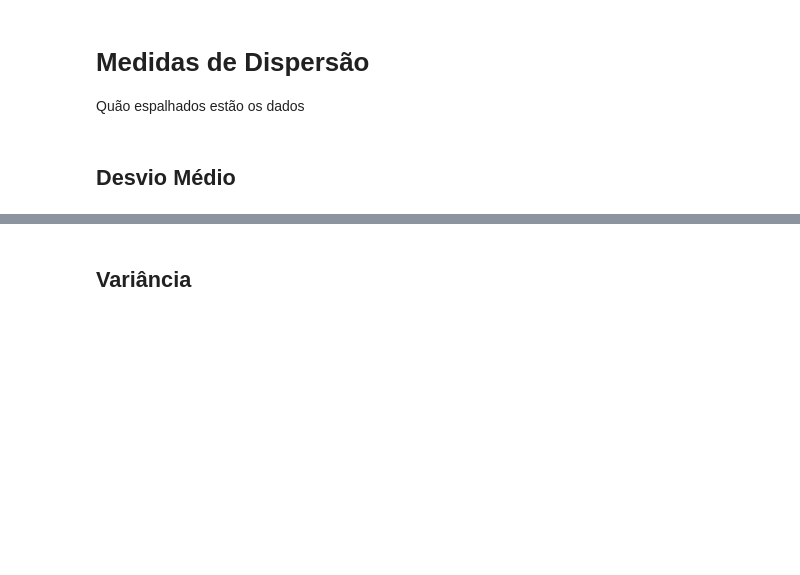
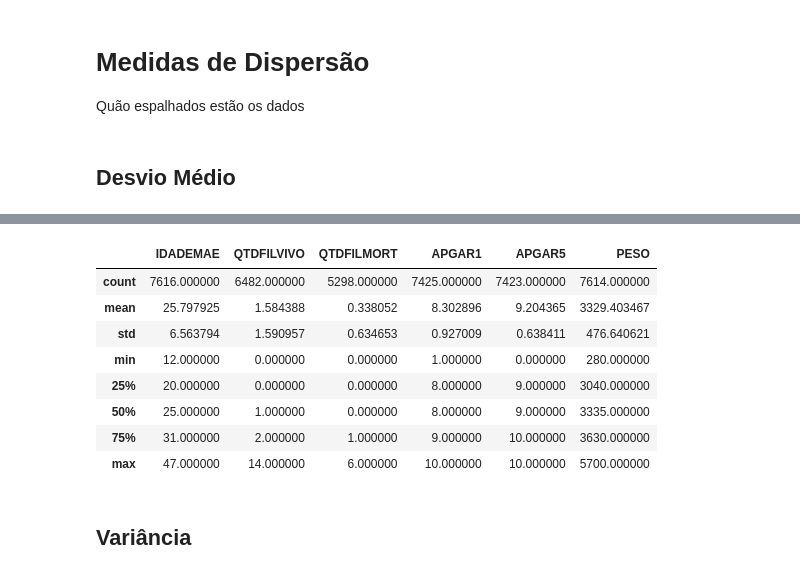
Before and after one commit to fesousa/analise-exploratoria-health-datascience, a Jupyter notebook: analise_explotatoria.ipynb, the cells around one changed output, grey strips where cells are left out. Saved outputs shown, nothing was run; the diff lists cells and outputs as text; code cells hidden in the pictures; blank space fills up the shorter version.

```diff
--- a/analise_explotatoria.ipynb
+++ b/analise_explotatoria.ipynb
@@ -1335,0 +1356,7 @@ Quão espalhados estão os dados
+# %%
+sinasc_ac2017['PESO'] = pd.to_numeric(sinasc_ac2017['PESO'])
+sinasc_ac2017['IDADEMAE']= pd.to_numeric(sinasc_ac2017['IDADEMAE'])
+sinasc_ac2017['QTDFILVIVO']= pd.to_numeric(sinasc_ac2017['QTDFILVIVO'])
+sinasc_ac2017['QTDFILMORT']= pd.to_numeric(sinasc_ac2017['QTDFILMORT'])
+sinasc_ac2017['APGAR1']= pd.to_numeric(sinasc_ac2017['APGAR1'])
+sinasc_ac2017['APGAR5']= pd.to_numeric(sinasc_ac2017['APGAR5'])
@@ -1336,3 +1393,15 @@ Quão espalhados estão os dados
+# %%
+sinasc_ac2017[(sinasc_ac2017['CONSULTAS'] == '4')].describe()
+# %% [output]
+|  | IDADEMAE | QTDFILVIVO | QTDFILMORT | APGAR1 | APGAR5 | PESO |
+| count | 7616.000000 | 6482.000000 | 5298.000000 | 7425.000000 | 7423.000000 | 7614.000000 |
+| mean | 25.797925 | 1.584388 | 0.338052 | 8.302896 | 9.204365 | 3329.403467 |
+| std | 6.563794 | 1.590957 | 0.634653 | 0.927009 | 0.638411 | 476.640621 |
+| min | 12.000000 | 0.000000 | 0.000000 | 1.000000 | 0.000000 | 280.000000 |
+| 25% | 20.000000 | 0.000000 | 0.000000 | 8.000000 | 9.000000 | 3040.000000 |
+| 50% | 25.000000 | 1.000000 | 0.000000 | 8.000000 | 9.000000 | 3335.000000 |
+| 75% | 31.000000 | 2.000000 | 1.000000 | 9.000000 | 10.000000 | 3630.000000 |
+| max | 47.000000 | 14.000000 | 6.000000 | 10.000000 | 10.000000 | 5700.000000 |
 # %% [markdown]
 ## Variância
 # %% [markdown]
```
Also changed, not shown: parts of 5 cells of this notebook.
